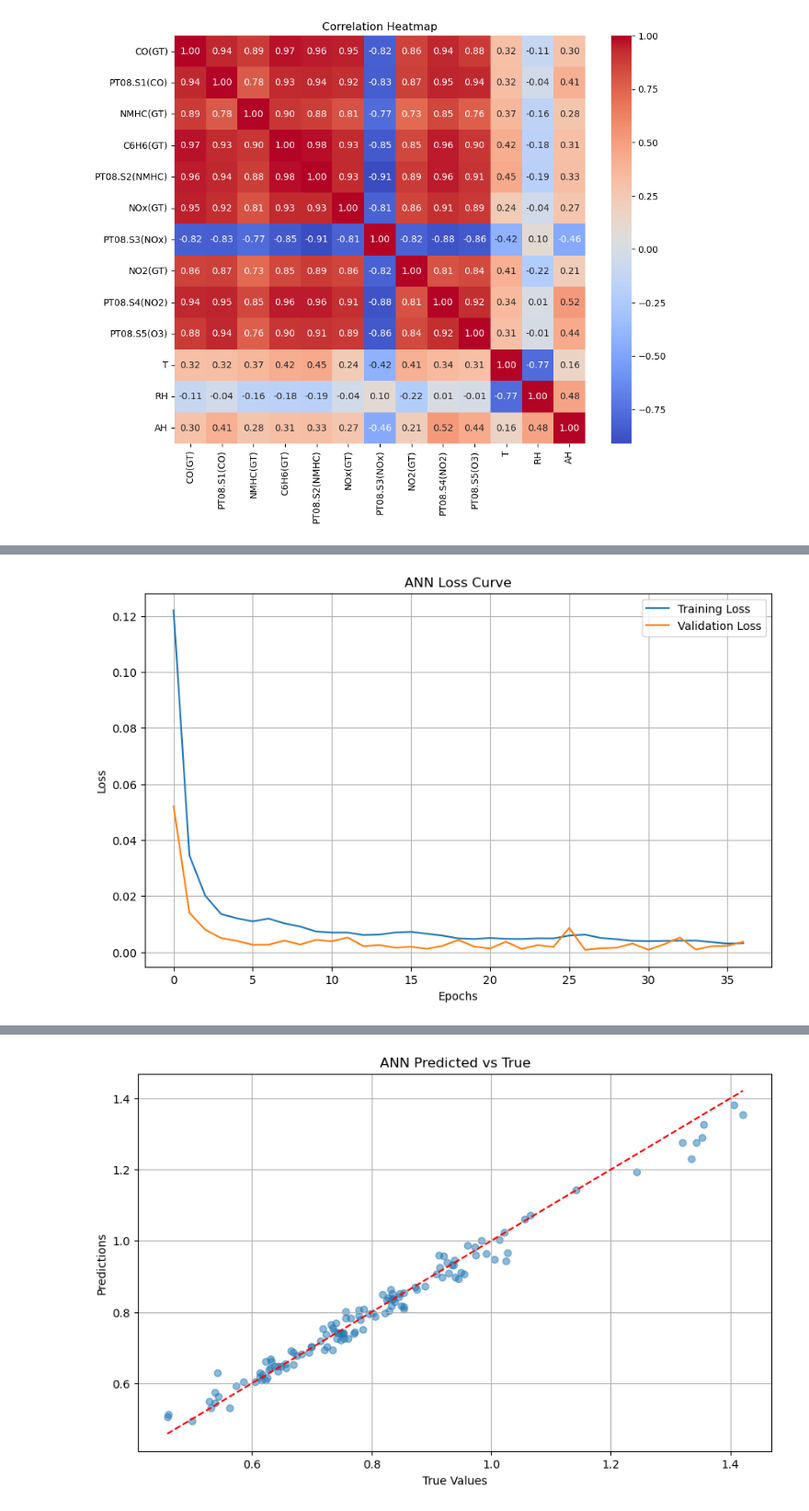
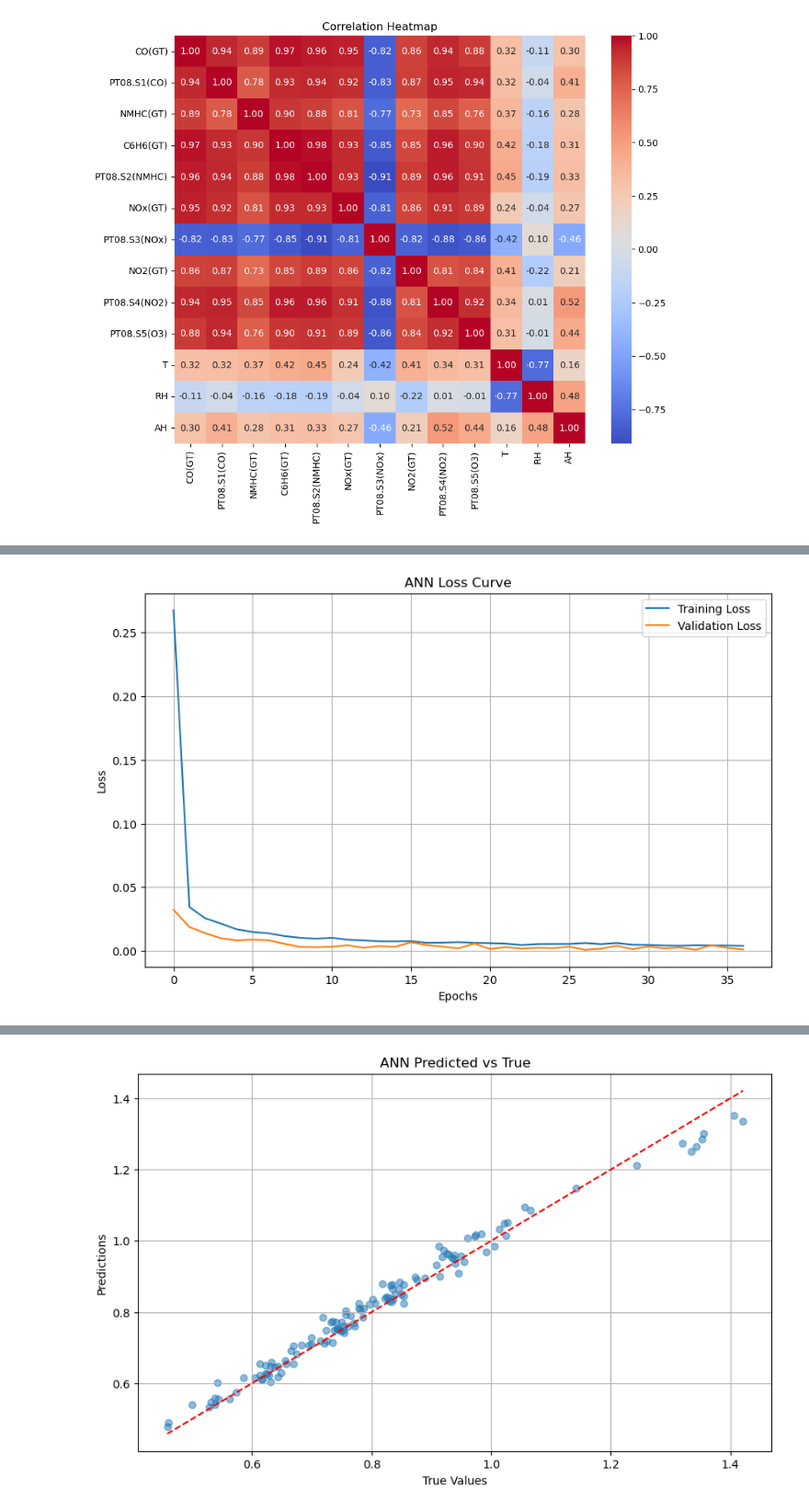
Before and after one commit to akhildesigns07/DeepLearningTermProject, a Jupyter notebook: DeepLearningTermProject.ipynb, the cells around one changed output, grey strips where cells are left out. Shown at 92% size. Cells and saved outputs as stored; diff of their text form; code cells hidden in the pictures.

```diff
--- a/DeepLearningTermProject.ipynb
+++ b/DeepLearningTermProject.ipynb
@@ -11,7 +11,7 @@ from tensorflow.keras.models import Sequential
 import seaborn as sns
 from sklearn.decomposition import PCA
 # %%
-data = pd.read_csv(r"AirQualityUCI.csv",sep=';')
+data = pd.read_csv(r"C:\Users\Akhil R\DeepLearning\AirQualityUCI.csv",sep=';')
 data.head()
 # %% [output]
 |  | Date | Time | CO(GT) | PT08.S1(CO) | NMHC(GT) | C6H6(GT) | PT08.S2(NMHC) | NOx(GT) | PT08.S3(NOx) | ... |
@@ -71,12 +71,6 @@ data.head()
 | 2 | 10/03/2004 | 20.00.00 | 2.2 | 1402.0 | 88.0 | 9.0 | 939.0 | 131.0 | 1140.0 | ... |
 | 3 | 10/03/2004 | 21.00.00 | 2.2 | 1376.0 | 80.0 | 9.2 | 948.0 | 172.0 | 1092.0 | ... |
 | 4 | 10/03/2004 | 22.00.00 | 1.6 | 1272.0 | 51.0 | 6.5 | 836.0 | 131.0 | 1205.0 | ... |
-# %%
-data = data.astype({'CO(GT)':'float64',
-             'C6H6(GT)':'float64',
-             'T':'float64',
-             'RH':'float64',
-             'AH':'float64'})
 # %%
 data.info()
 # %% [output]
@@ -562,16 +535,18 @@ Epoch 50/50
 Epoch 1/50
 ... (16 outputs left out)
 # %%
-model_ann = Sequential([
+model_ann_hyper = Sequential([
         Dense(256, activation='relu', input_dim=X_train.shape[1]),
         Dropout(0.4),
         Dense(128, activation='relu'),
         Dense(1, activation='linear')
     ])
-model_ann.compile(optimizer='adam', loss='mse', metrics=['mae'])
+optimizer = Adam(learning_rate=0.001)
+
+model_ann_hyper.compile(optimizer=optimizer, loss='mse', metrics=['mae'])
 # %%
 early_stopping = EarlyStopping(monitor='val_loss', patience=10, restore_best_weights=True)
-history_ann = model_ann.fit(X_train, y_train, validation_data=(X_val, y_val),
+history_ann_hyper = model_ann_hyper.fit(X_train, y_train, validation_data=(X_val, y_val),
                       epochs=50, batch_size=32, callbacks=[early_stopping])
 # %% [output]
 Epoch 1/50
@@ -594,5 +569,5 @@ Epoch 37/50
 # %%
-plot_loss_curves(history_ann, title="ANN Loss Curve")
-plot_predictions(model_ann, X_test, y_test, title="ANN Predicted vs True")
+plot_loss_curves(history_ann_hyper, title="ANN Loss Curve")
+plot_predictions(model_ann_hyper, X_test, y_test, title="ANN Predicted vs True")
 # %% [output]
-[figure, old version]
+[figure, new version]
@@ -600,2 +577,2 @@ plot_predictions(model_ann, X_test, y_test, title="ANN Predicted vs True")
-[figure, old version]
+[figure, new version]
 # %%
```
Also changed, not shown: parts of 17 cells of this notebook.
